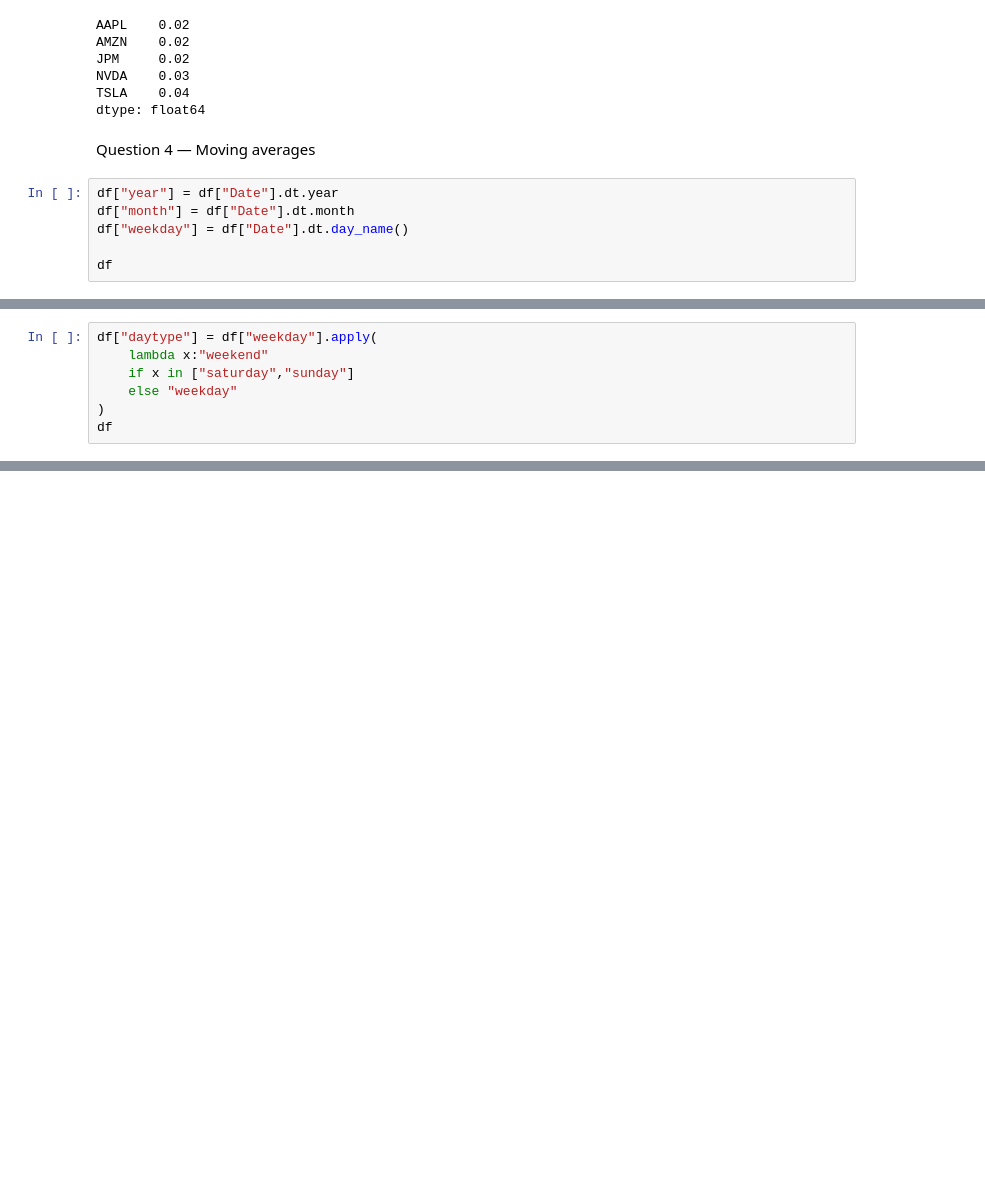
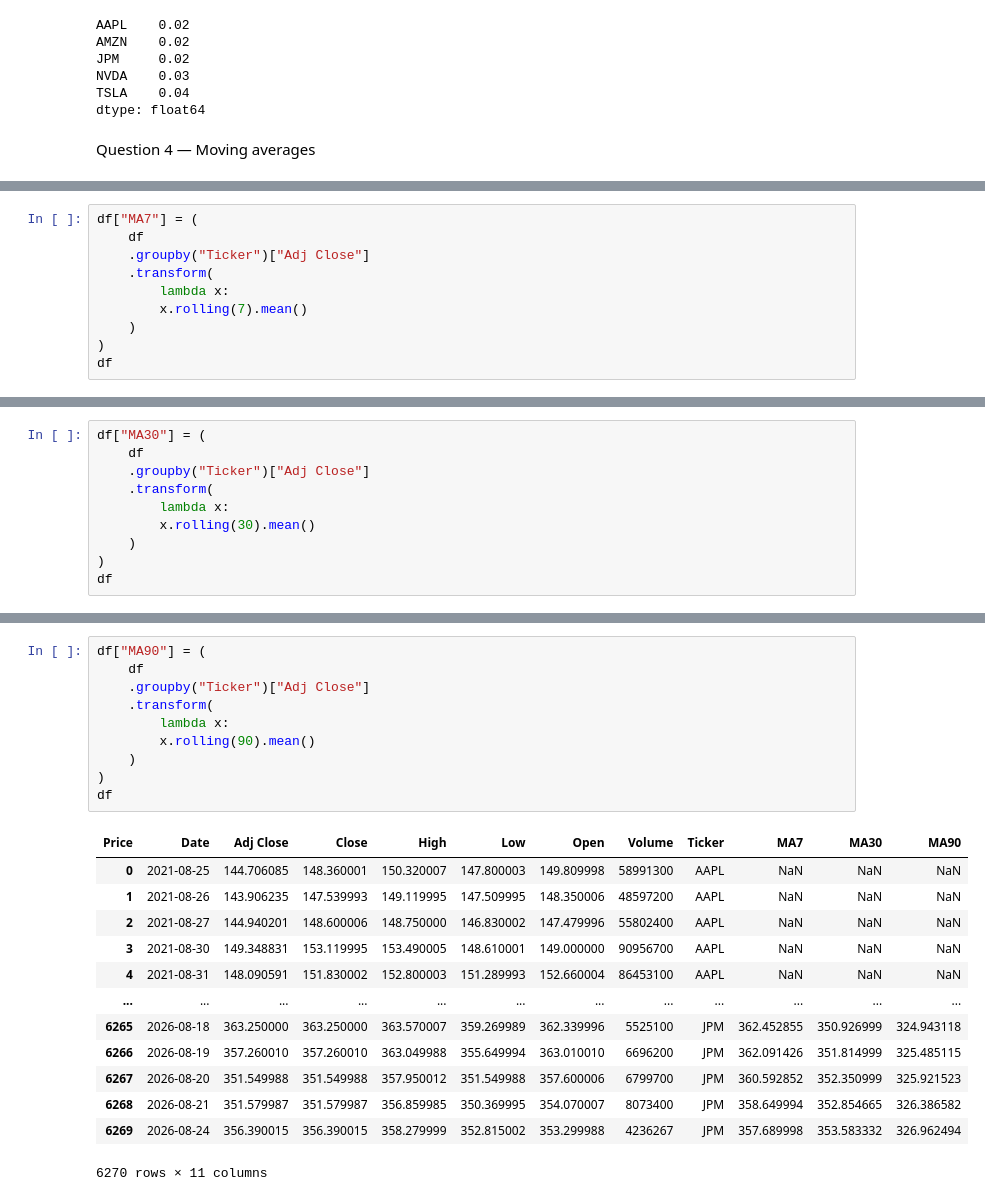
Before and after one commit to shota98501/workspace, a Jupyter notebook: Project/stockmarket_project/stockmarket.ipynb, the cells around one changed output, grey strips where cells are left out. Cells and saved outputs as stored; diff of their text form; blank space fills up the shorter version.

```diff
--- a/Project/stockmarket_project/stockmarket.ipynb
+++ b/Project/stockmarket_project/stockmarket.ipynb
@@ -184,9 +184,3 @@ TSLA    0.04
 dtype: float64
 # %% [markdown]
 Question 4 — Moving averages
-# %%
-df["year"] = df["Date"].dt.year
-df["month"] = df["Date"].dt.month
-df["weekday"] = df["Date"].dt.day_name()
-
-df
@@ -207,7 +186,0 @@ df
-# %%
-df["daytype"] = df["weekday"].apply(
-    lambda x:"weekend"
-    if x in ["saturday","sunday"]
-    else "weekday"
-)
-df
@@ -227,0 +187,10 @@ df
+# %%
+df["MA7"] = (
+    df
+    .groupby("Ticker")["Adj Close"]
+    .transform(
+        lambda x:
+        x.rolling(7).mean()
+    )
+)
+df
@@ -227,0 +211,10 @@ df
+# %%
+df["MA30"] = (
+    df
+    .groupby("Ticker")["Adj Close"]
+    .transform(
+        lambda x:
+        x.rolling(30).mean()
+    )
+)
+df
@@ -227,0 +235,24 @@ df
+# %%
+df["MA90"] = (
+    df
+    .groupby("Ticker")["Adj Close"]
+    .transform(
+        lambda x:
+        x.rolling(90).mean()
+    )
+)
+df
+# %% [output]
+| Price | Date | Adj Close | Close | High | Low | Open | Volume | Ticker | MA7 | MA30 | MA90 |
+| 0 | 2021-08-25 | 144.706085 | 148.360001 | 150.320007 | 147.800003 | 149.809998 | 58991300 | AAPL | NaN | NaN | NaN |
+| 1 | 2021-08-26 | 143.906235 | 147.539993 | 149.119995 | 147.509995 | 148.350006 | 48597200 | AAPL | NaN | NaN | NaN |
+| 2 | 2021-08-27 | 144.940201 | 148.600006 | 148.750000 | 146.830002 | 147.479996 | 55802400 | AAPL | NaN | NaN | NaN |
+| 3 | 2021-08-30 | 149.348831 | 153.119995 | 153.490005 | 148.610001 | 149.000000 | 90956700 | AAPL | NaN | NaN | NaN |
+| 4 | 2021-08-31 | 148.090591 | 151.830002 | 152.800003 | 151.289993 | 152.660004 | 86453100 | AAPL | NaN | NaN | NaN |
+| ... | ... | ... | ... | ... | ... | ... | ... | ... | ... | ... | ... |
+| 6265 | 2026-08-18 | 363.250000 | 363.250000 | 363.570007 | 359.269989 | 362.339996 | 5525100 | JPM | 362.452855 | 350.926999 | 324.943118 |
+| 6266 | 2026-08-19 | 357.260010 | 357.260010 | 363.049988 | 355.649994 | 363.010010 | 6696200 | JPM | 362.091426 | 351.814999 | 325.485115 |
+| 6267 | 2026-08-20 | 351.549988 | 351.549988 | 357.950012 | 351.549988 | 357.600006 | 6799700 | JPM | 360.592852 | 352.350999 | 325.921523 |
+| 6268 | 2026-08-21 | 351.579987 | 351.579987 | 356.859985 | 350.369995 | 354.070007 | 8073400 | JPM | 358.649994 | 352.854665 | 326.386582 |
+| 6269 | 2026-08-24 | 356.390015 | 356.390015 | 358.279999 | 352.815002 | 353.299988 | 4236267 | JPM | 357.689998 | 353.583332 | 326.962494 |
+6270 rows × 11 columns
```
Also changed, not shown: parts of 13 cells of this notebook.
